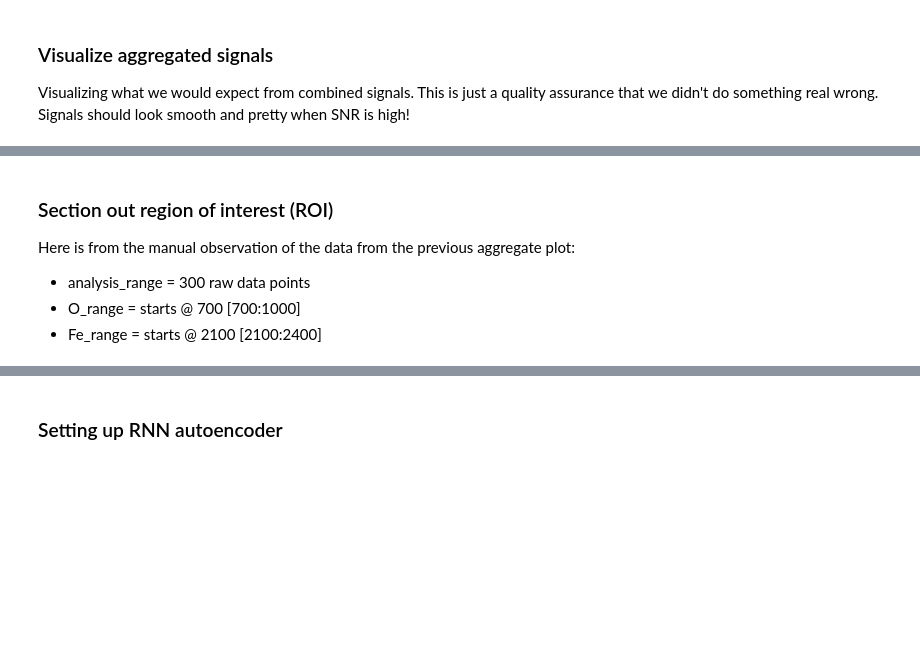
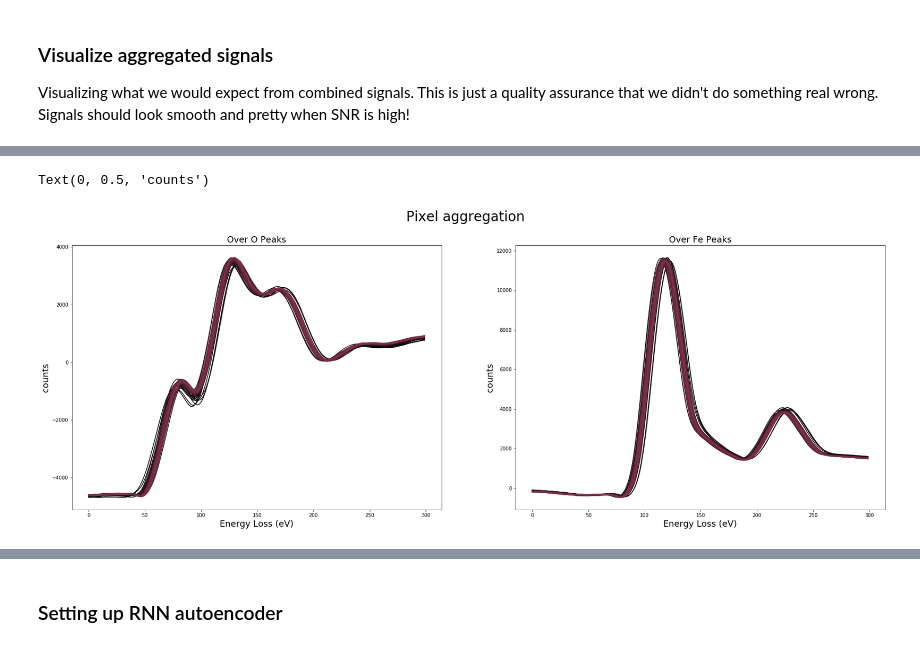
Before and after one commit to techtana/EELS_SFO, a Jupyter notebook: 2_Training_RNNAuto.ipynb, the cells around one changed output, grey strips where cells are left out. Drawn from its saved outputs; the diff is of its cells as text; code cells hidden in the pictures; blank space fills up the shorter version.

```diff
--- a/2_Training_RNNAuto.ipynb
+++ b/2_Training_RNNAuto.ipynb
@@ -345,0 +69,8 @@ Text(0.5, 0.98, 'Spectra Prediction')
+# %%
+#data = hs.load("processed_data/EELS_raw_*.hdf5")
+import pickle
+class Container(object): pass
+temporal_data = list()
+for k in range(48):
+    f = pickle.load(open("processed_data/EELS_o_range_"+str(k)+".pkl", 'rb'))
+    temporal_data.append(f)
@@ -346,8 +81,5 @@ Text(0.5, 0.98, 'Spectra Prediction')
 # %% [markdown]
 ## Applying RNN Autoencoder to temporal data
-# %%
-# loading initial data
-temporal_data = hs.load('temporal_data/EELS Spectrum ImageFrames/EELS Spectrum Image_*.dm4', signal_type="EELS", stack=False)
 # %%
 temporal_data[0].data.shape
 # %% [output]
@@ -493,3 +86,0 @@ iteration: 48[ 5.49485423e+01 -5.97891219e-04]
-# %%
-for k in range(49):
-    plt.plot(np.sum(temporal_data[k].data[8:20,90:100,600:1000],axis=(0,1)))
@@ -649,10 +90,0 @@ def normalize(data, data_normal=None,extra_output=None):
-# %%
-for k,spectra in enumerate(temporal_data):
-    temporal_data[k].data_norm, _std, _mean = normalize(spectra.resample, extra_output=True)
-# %% [markdown]
-### Section out region of interest (ROI)
-
-Here is from the manual observation of the data from the previous aggregate plot:
-- analysis_range = 300 raw data points
-- O_range = starts @ 700 [700:1000]
-- Fe_range = starts @ 2100 [2100:2400]
@@ -709 +91,31 @@ cut_ROI(temporal_data, N_resampled)
+# %%
+# visualizing raw data
+
+import math
+
+start = 387.5 #eV
+stop = 851.25 #eV
+step = 0.125 #eV
+
+# Plotting aggregared spectra
+g,(ax3,ax4) = plt.subplots(1,2, figsize=(30,10))
+for k in range(len(temporal_data)):
+    # Plotting aggregation over oxygen range
+    ax3.plot(np.sum(temporal_data[k].O_range, axis=(0,1)), color=(0.5*k/len(temporal_data), 0.2*k/len(temporal_data), 0.3*k/len(temporal_data)))
+    # Plotting aggregation over Fe range
+    ax4.plot(np.sum(temporal_data[k].Fe_range, axis=(0,1)), color=(0.5*k/len(temporal_data), 0.2*k/len(temporal_data), 0.3*k/len(temporal_data)))
+
+# plot configurations
+g.suptitle('Pixel aggregation', fontsize=28)
+
+ax3.set_title('Over O Peaks', fontsize=18)
+ax3.set_xlabel('Energy Loss (eV)', fontsize=18)
+ax3.set_ylabel('counts', fontsize=18)
+
+ax4.set_title('Over Fe Peaks', fontsize=18)
+ax4.set_xlabel('Energy Loss (eV)', fontsize=18)
+ax4.set_ylabel('counts', fontsize=18)
+# %% [output]
+Text(0, 0.5, 'counts')
+[figure, added]
 # %%
```
Also changed, not shown: parts of 86 cells of this notebook, 13 other files.
